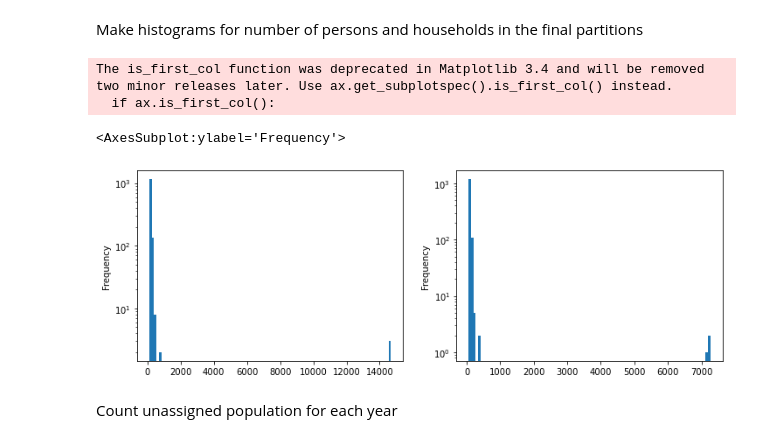
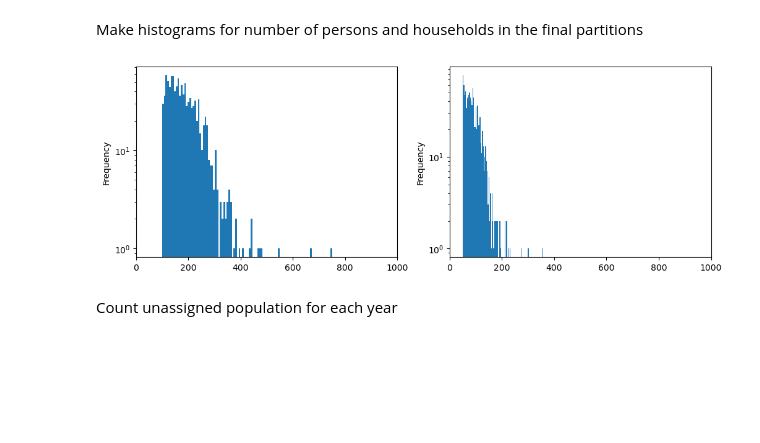
Before and after one commit to abjer/privacy_spatial, a Jupyter notebook: step_3_analyze_and_output.ipynb, the cells around one changed output. Drawn from its saved outputs; the diff is of its cells as text; code cells hidden in the pictures; blank space fills up the shorter version.

```diff
--- a/step_3_analyze_and_output.ipynb
+++ b/step_3_analyze_and_output.ipynb
@@ -143,13 +128,13 @@ mun_indices = {}
 in_file = main+'candidates_sub.hdf'
 mun_file = main+'parsed/sqr_mun_sub.hdf'
 
-datastore = pd.HDFStore(in_file)
+datastore = pd.HDFStore(in_file, mode='r')
 datakeys = list(datastore.keys())
 datastore.close()
 
 for input_key in datakeys:
     idx = input_key[7:]
-    input_df = pd.read_hdf(in_file, key=input_key)
+    input_df = pd.read_hdf(in_file, key=input_key, mode='r')
     mun_df = pd.read_hdf(mun_file, key='sqidx'+idx)
 
     mun_pers[idx] = mun_df.minimum_pers.sum()
@@ -162,7 +147,8 @@ datastore.close()
 
 for input_key in datakeys:
     idx = input_key[6:]
-    mun_df = pd.read_hdf(mun_file, key=input_key)
+    datastore = pd.HDFStore(mun_file, mode='r')
+    mun_df = pd.read_hdf(mun_file, key=input_key, mode='r')
     mun_pers[idx] = mun_df.minimum_pers.sum()
     mun_indices[idx] = mun_df[cell_label].to_dict()
 # %% [markdown]
@@ -306,13 +296,13 @@ assert(min(distribution['pers'].min()>=100, distribution['hh'].min()>=50))
 Make histograms for number of persons and households in the final partitions
 # %%
 f,ax = plt.subplots(1,2, figsize=(12,4))
-distribution['pers'].plot.hist(bins=100,log=True, ax=ax[0])
-distribution['hh'].plot.hist(bins=100,log=True, ax=ax[1])
+distribution['pers'].pipe(lambda s: s[s<2000]).plot.hist(bins=100,log=True, ax=ax[0])
+distribution['hh'].pipe(lambda s: s[s<2000]).plot.hist(bins=100,log=True, ax=ax[1])
+for i in range(2):
+    ax_ = ax[i]
+    ax_.set_xlim(0,1000)
 # %% [output]
-The is_first_col function was deprecated in Matplotlib 3.4 and will be removed two minor releases later. Use ax.get_subplotspec().is_first_col() instead.
-  if ax.is_first_col():
-<AxesSubplot:ylabel='Frequency'>
-[figure, old version]
+[figure, new version]
 # %% [markdown]
 Count unassigned population for each year
 # %%
```
Also changed, not shown: parts of 8 cells of this notebook, 4 other files.
